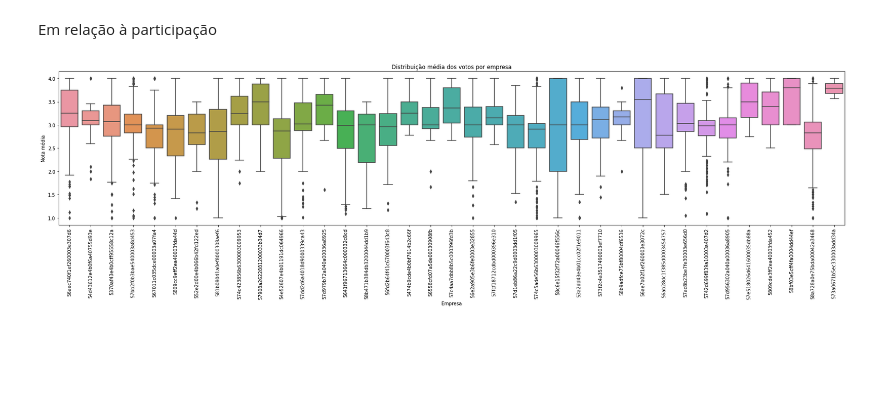
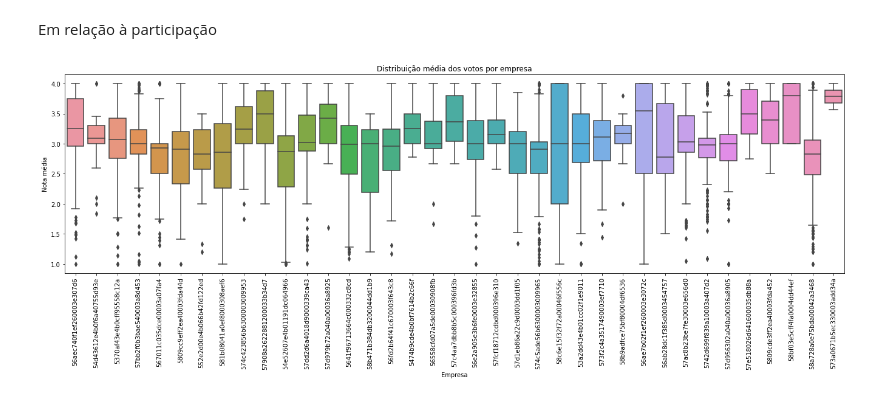
Before and after one commit to bruna-calistrate/DataWrangling-Case1, a Jupyter notebook: Case_1_Data_Wrangling_Daily_Happiness_&_Employee_Turnover.ipynb, the cells around one changed output. Cells and saved outputs as stored; diff of their text form; code cells hidden in the pictures; blank space fills up the shorter version.

```diff
--- a/Case_1_Data_Wrangling_Daily_Happiness_&_Employee_Turnover.ipynb
+++ b/Case_1_Data_Wrangling_Daily_Happiness_&_Employee_Turnover.ipynb
@@ -235,12 +247,9 @@ Todos datasets se relacionam através da combinação das features **employee**
 
 #### Correção das informações de data
 # %%
-df_votes['voteDate'] = pd.to_datetime(df_votes['voteDate'],
-                                      infer_datetime_format=True)
-df_comments['commentDate'] = pd.to_datetime(df_comments['commentDate'],
-                                            infer_datetime_format=True)
-df_churn['lastParticipationDate'] = pd.to_datetime(df_churn['lastParticipationDate'],
-                                                   infer_datetime_format=True)
+df_votes['voteDate'] = pd.to_datetime(df_votes['voteDate'], infer_datetime_format=True)
+df_comments['commentDate'] = pd.to_datetime(df_comments['commentDate'], infer_datetime_format=True)
+df_churn['lastParticipationDate'] = pd.to_datetime(df_churn['lastParticipationDate'], infer_datetime_format=True)
 # %% [markdown]
 #### Remoção de valores nulos e tratamento de colunas
 
@@ -577,19 +578,19 @@ votos_merge.drop(columns=['numVotes', 'diffNumVotes'],
 # %% [markdown]
 Em relação à participação
 # %%
-plt.figure(figsize=(30,6))
+plt.figure(figsize=(23,6))
 
 fig = sns.boxplot(data=votos_merge,
                    y='vote.mean',
                    x='companyAlias')
 
 plt.title("Distribuição média dos votos por empresa")
 plt.ylabel("Nota média")
 plt.xlabel("Empresa")
 plt.xticks(rotation=90)
 plt.show()
 # %% [output]
-[figure, old version]
+[figure, new version]
 # %%
 empresas = pd.pivot_table(votos_merge,
                           values=['vote.mean', 'vote.count'],
```
Also changed, not shown: parts of 16 cells of this notebook.
